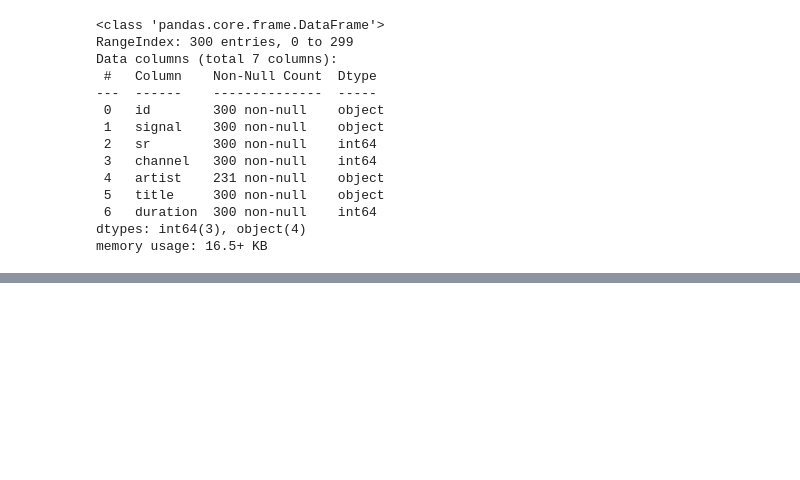
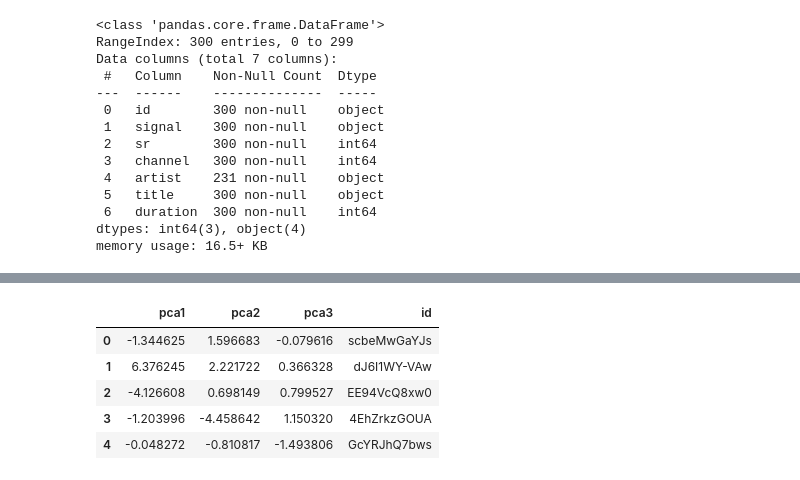
Before and after one commit to jasperSha/cloud_music, a Jupyter notebook: cnn.ipynb, the cells around one changed output, grey strips where cells are left out. Saved outputs shown, nothing was run; the diff lists cells and outputs as text; code cells hidden in the pictures; blank space fills up the shorter version.

```diff
--- a/cnn.ipynb
+++ b/cnn.ipynb
@@ -184,6 +225,6 @@ test_df['signal'] += ZERO_CROSSING_RATE_BIAS
 # %%
-getting zero-crossing rate
-test_df['zcr'] = test_df['signal'].apply(librosa.feature.zero_crossing_rate)
+# getting zero-crossing rate
+test_df['zcr'] = test_df['signal'].apply(lambda x: librosa.feature.zero_crossing_rate(x + ZERO_CROSSING_RATE_BIAS))
 
 test_df['zcr_mean'] = test_df['zcr'].apply(lambda x: np.mean(x))
 test_df['zcr_var'] = test_df['zcr'].apply(lambda x: np.var(x, ddof=1))
@@ -274,0 +327,9 @@ for s in curr_songs:
+# %%
+compiled_df.head()
+# %% [output]
+|  | pca1 | pca2 | pca3 | id |
+| 0 | -1.344625 | 1.596683 | -0.079616 | scbeMwGaYJs |
+| 1 | 6.376245 | 2.221722 | 0.366328 | dJ6I1WY-VAw |
+| 2 | -4.126608 | 0.698149 | 0.799527 | EE94VcQ8xw0 |
+| 3 | -1.203996 | -4.458642 | 1.150320 | 4EhZrkzGOUA |
+| 4 | -0.048272 | -0.810817 | -1.493806 | GcYRJhQ7bws |
```
Also changed, not shown: parts of 21 cells of this notebook.
